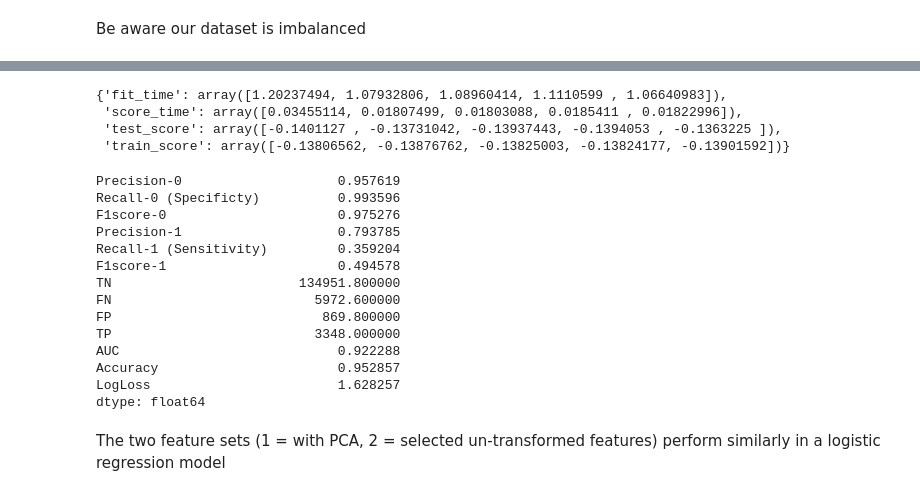
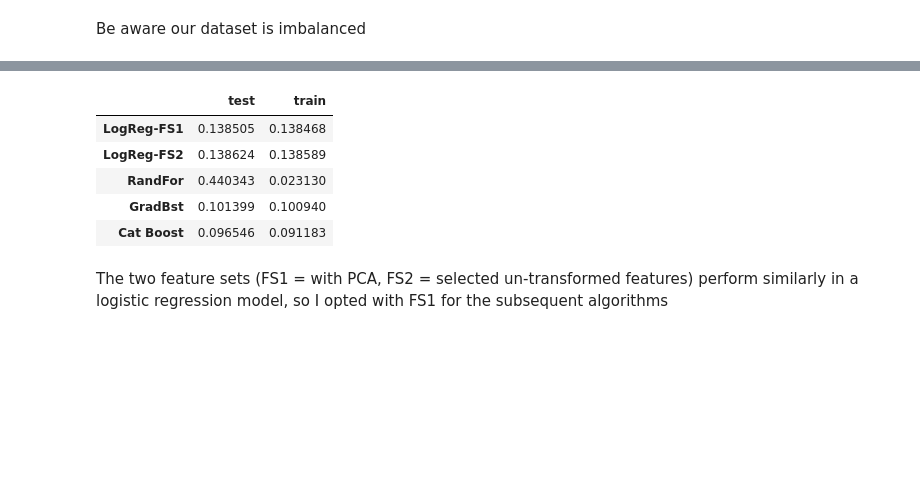
Before and after one commit to kbfreder/kaggle-customer-churn, a Jupyter notebook: 02-FeatureSelection.ipynb, the cells around one changed output, grey strips where cells are left out. Drawn from its saved outputs; the diff is of its cells as text; code cells hidden in the pictures; blank space fills up the shorter version.

```diff
--- a/02-FeatureSelection.ipynb
+++ b/02-FeatureSelection.ipynb
@@ -477,26 +390,30 @@ res = cross_validate(log_reg, X_train1_scaled, y_train, scoring='neg_log_loss',
-# %%
-res
-# %% [output]
-{'fit_time': array([1.20237494, 1.07932806, 1.08960414, 1.1110599 , 1.06640983]),
- 'score_time': array([0.03455114, 0.01807499, 0.01803088, 0.0185411 , 0.01822996]),
- 'test_score': array([-0.1401127 , -0.13731042, -0.13937443, -0.1394053 , -0.1363225 ]),
- 'train_score': array([-0.13806562, -0.13876762, -0.13825003, -0.13824177, -0.13901592])}
-# %%
-fit_feat2_log_reg
-# %% [output]
-Precision-0                    0.957619
-Recall-0 (Specificty)          0.993596
-F1score-0                      0.975276
-Precision-1                    0.793785
-Recall-1 (Sensitivity)         0.359204
-F1score-1                      0.494578
-TN                        134951.800000
-FN                          5972.600000
-FP                           869.800000
-TP                          3348.000000
-AUC                            0.922288
-Accuracy                       0.952857
-LogLoss                        1.628257
-dtype: float64
+# %%
+def cross_val_logloss(model, X, y):
+    result = cross_validate(model, X, y, scoring='neg_log_loss', cv=5, return_train_score=True)
+    return {'test': np.mean(result['test_score']), 'train': np.mean(result['train_score'])}
+# %%
+X_train1_scaled = pipe_with_scale.fit_transform(df_feat1)
+X_train2_scaled = pipe_with_scale.fit_transform(df_feat2)
+
+X_train1_no_scale = pipe_no_scale.fit_transform(df_feat1)
+X_train2_no_scale = pipe_no_scale.fit_transform(df_feat2)
+# %%
+res_1_logreg = cross_val_logloss(log_reg, X_train1_scaled, y_train)
+res_2_logreg = cross_val_logloss(log_reg, X_train2_scaled, y_train)
+res_1_rf = cross_val_logloss(rand_for, X_train1_no_scale, y_train)
+res_1_gb = cross_val_logloss(grad_boost, X_train1_no_scale, y_train)
+res_1_cb = cross_val_logloss(cb, df_feat1, y_train)
+# %%
+compare_df = pd.DataFrame([res_1_logreg, res_2_logreg, res_1_rf, res_1_gb, res_1_cb],
+             index=['LogReg-FS1','LogReg-FS2','RandFor','GradBst','Cat Boost'])
+compare_df *= -1
+compare_df
+# %% [output]
+|  | test | train |
+| LogReg-FS1 | 0.138505 | 0.138468 |
+| LogReg-FS2 | 0.138624 | 0.138589 |
+| RandFor | 0.440343 | 0.023130 |
+| GradBst | 0.101399 | 0.100940 |
+| Cat Boost | 0.096546 | 0.091183 |
 # %% [markdown]
-The two feature sets (1 = with PCA, 2 = selected un-transformed features) perform similarly in a logistic regression model
+The two feature sets (FS1 = with PCA, FS2 = selected un-transformed features) perform similarly in a logistic regression model, so I opted with FS1 for the subsequent algorithms
```
Also changed, not shown: parts of 53 cells of this notebook, 13 other files.
